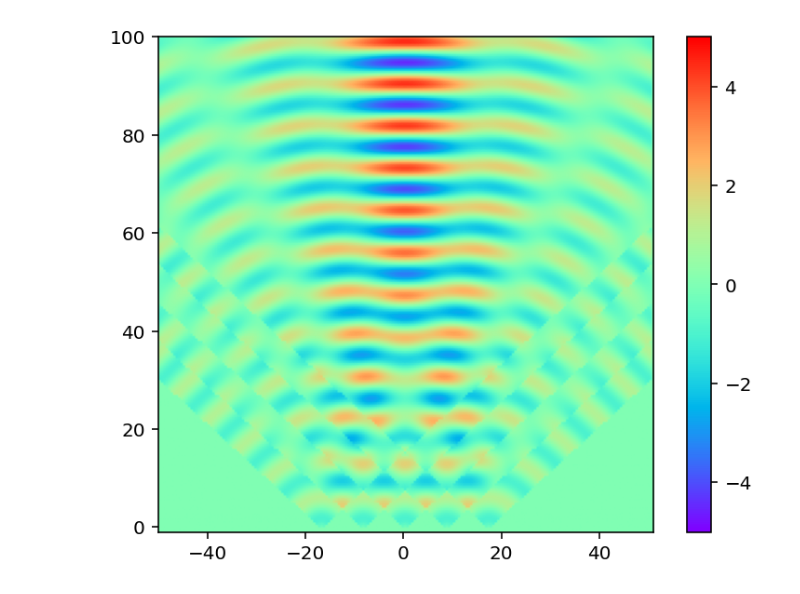
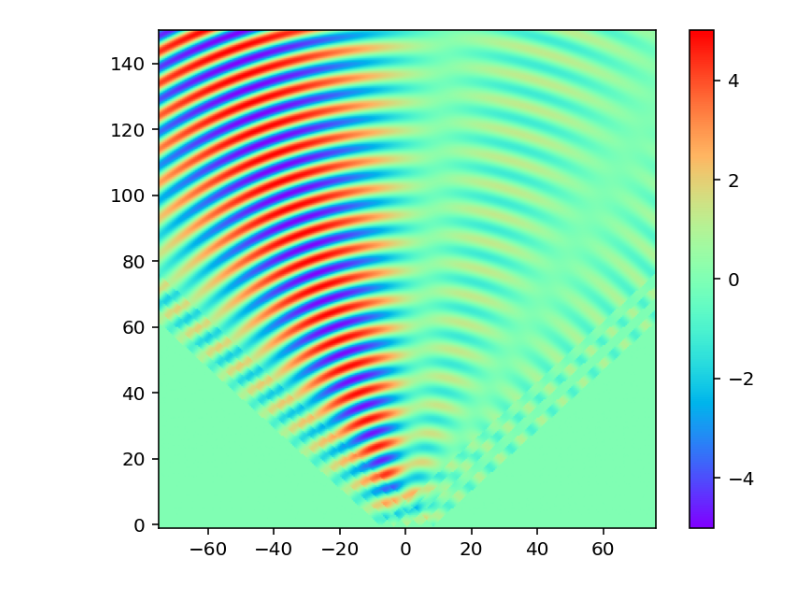
Before and after one commit to ShotaSasaki-HCU/Prog2kakushin, a Jupyter notebook: work2.ipynb, the cells around one changed output. Drawn from its saved outputs; the diff is of its cells as text; code cells hidden in the pictures.

```diff
--- a/work2.ipynb
+++ b/work2.ipynb
@@ -7,9 +7,9 @@
 import numpy as np
 from matplotlib import pyplot as plt
 
-range_x_R = 50 # x軸方向レンジ右(mm)
-range_x_L = -50 # x軸方向レンジ左(mm)
-range_y_T = 100 # y軸方向レンジ上(mm)
+range_x_R = 75 # x軸方向レンジ右(mm)
+range_x_L = -75 # x軸方向レンジ左(mm)
+range_y_T = 150 # y軸方向レンジ上(mm)
 range_y_B = 0 # y軸方向レンジ下(mm)
 calc_width = 0.5 # 計算幅(mm)
 
@@ -20,10 +20,10 @@ v = 340.29 * 1000 # 送信波の速さ(mm/s)
 
 tr_num = 5 # 送信素子数（個）
 tr_directivity = np.deg2rad(95) # 送信素子指向性(rad)
-tr_clearance = v / f # 送信素子間隔(mm)
+tr_clearance = 4 # v / f # 送信素子間隔(mm)
 tr_x_coord = [] # 送信素子のx座標（y座標は0で固定）
 
-beam_direction = np.pi / 2 # 合成波の指向方向(rad)
+beam_direction = np.deg2rad(110) # 合成波の指向方向(rad)
 
 # 指定されたレンジを満たす（必要最小限は超える）Numpy２次元配列を0埋めで作成する。
 sim_result = np.zeros((int(np.ceil((range_y_T - range_y_B + 1) / calc_width)), int(np.ceil((range_x_R - range_x_L + 1) / calc_width))))
@@ -34,32 +34,32 @@ if (tr_num % 2) == 1: # 送信素子数が奇数個のとき
     tr_x_coord.append(-((tr_num // 2) * tr_clearance) + (n * tr_clearance))
 else: # 送信素子数が偶数個のとき
   for n in range(0, tr_num):
     tr_x_coord.append(-(((tr_num // 2) * tr_clearance) - (tr_clearance / 2)) + (n * tr_clearance))
 
 calc_x = range_x_L # 計算するx座標を初期化
 calc_y = range_y_T # 計算するy座標を初期化
 row = 0 # 行インデックス初期化
 column = 0 # 列インデックス初期化
 for num in range(0, tr_num): # 送信素子それぞれについて左端から順次計算していく。
   phase_diff = num * tr_clearance * np.sin(beam_direction - (np.pi / 2)) # 位相差
   while calc_y > (range_y_B - calc_width):
     while calc_x < (range_x_R + calc_width):
       vec = np.array([calc_x, calc_y]) - np.array([tr_x_coord[num], 0]) # (計算座標) - (送信素子の座標)
       from_tr = np.arctan2(vec[0], vec[1]) # 送信素子から見た計算座標の向き（y軸が0(rad)で、時計回りが正・反時計回りが負となる。）
       if np.abs(from_tr) <= (tr_directivity / 2): # 計算座標が送信素子の指向性の範囲に入っている場合
-        sim_result[row][column] += A * np.sin(2 * np.pi * f * (t - (np.linalg.norm(vec) / v)) - phase_diff)
+        sim_result[row][column] += A * np.sin(2 * np.pi * f * (t - (np.linalg.norm(vec) / v) + (phase_diff / v)))
       calc_x += calc_width # 次の計算座標へ（x軸の正方向へ）
       column += 1
     calc_x = range_x_L # 計算するx座標を初期化
     column = 0 # 列インデックス初期化
     calc_y -= calc_width # 次の計算座標へ（y軸の負方向へ）
     row += 1
   calc_y = range_y_T # 計算するy座標を初期化
   row = 0 # 行インデックス初期化
 
 fig, ax = plt.subplots(dpi=144)
 im = ax.imshow(sim_result, cmap='rainbow', aspect='equal', vmin=-A*tr_num, vmax=A*tr_num, extent=(range_x_L, range_x_L+(calc_width*sim_result.shape[1]), range_y_T-(calc_width*sim_result.shape[0]), range_y_T))
 plt.colorbar(im)
 plt.show()
 # %% [output]
-[figure, old version]
+[figure, new version]
```
